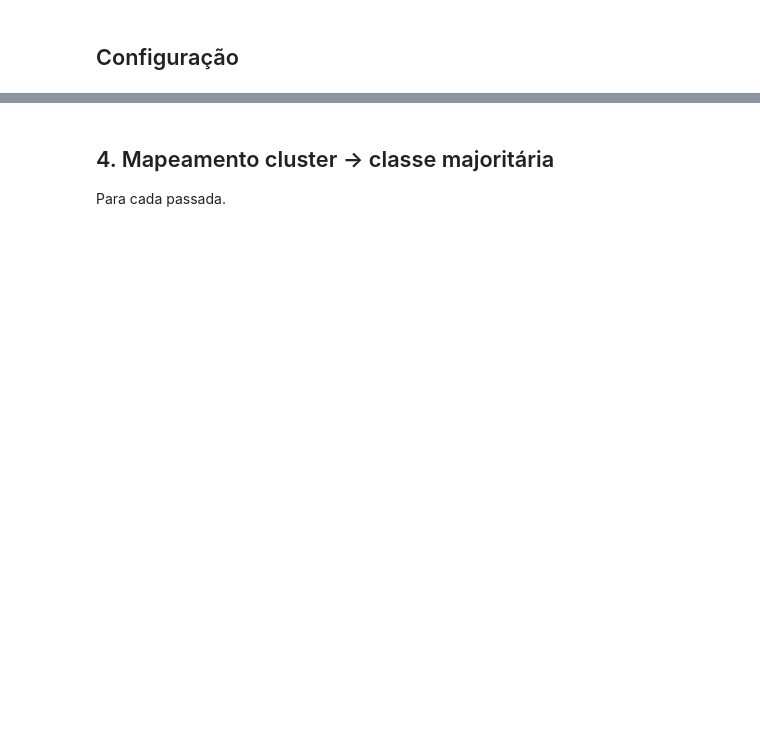
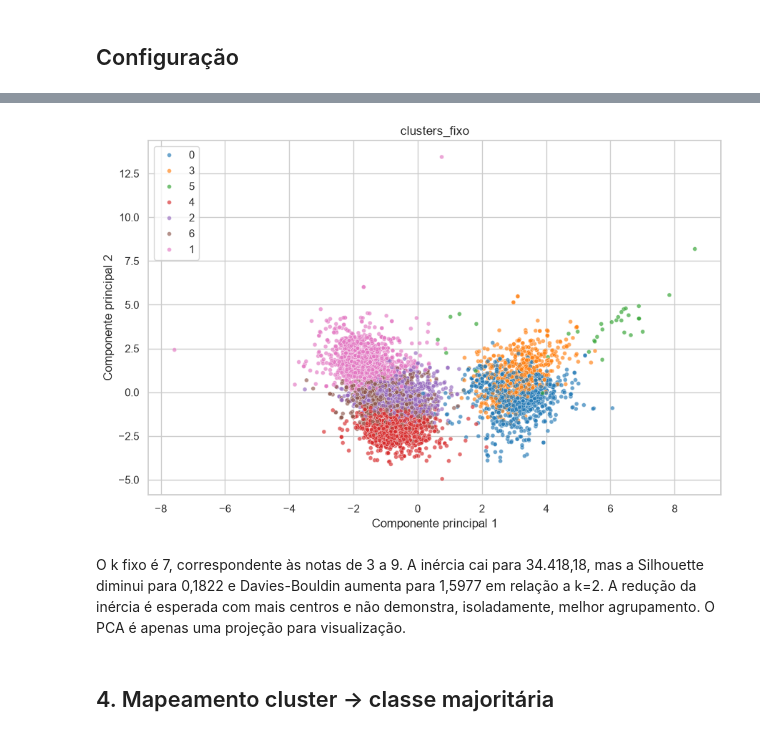
Before and after one commit to Fyre-Flye/projeto-avd-2026-2-pump-it-up-classificatorio, a Jupyter notebook: notebooks/parte_comum/kmeans_metricas.ipynb, the cells around one changed output, grey strips where cells are left out. Saved outputs shown, nothing was run; the diff lists cells and outputs as text; code cells hidden in the pictures; blank space fills up the shorter version.

```diff
--- a/notebooks/parte_comum/kmeans_metricas.ipynb
+++ b/notebooks/parte_comum/kmeans_metricas.ipynb
@@ -53,4 +102,10 @@ K-Means para k = 2..10, gráfico do cotovelo, escolha de k e visualização dos
+# %%
+# [IA] ChatGPT – apoio com pandas/scikit-learn e implementação
+fixo=KMeans(n_clusters=K_FIXO,random_state=42,n_init=10).fit(Z)
+visualizar(fixo,'clusters_fixo')
+# %% [output]
+[figure, added]
+# %% [markdown]
+O k fixo é 7, correspondente às notas de 3 a 9. A inércia cai para 34.418,18, mas a Silhouette diminui para 0,1822 e Davies-Bouldin aumenta para 1,5977 em relação a k=2. A redução da inércia é esperada com mais centros e não demonstra, isoladamente, melhor agrupamento. O PCA é apenas uma projeção para visualização.
 # %% [markdown]
 ## 4. Mapeamento cluster → classe majoritária
-
-Para cada passada.
```
Also changed, not shown: parts of 28 cells of this notebook, 55 other files.
